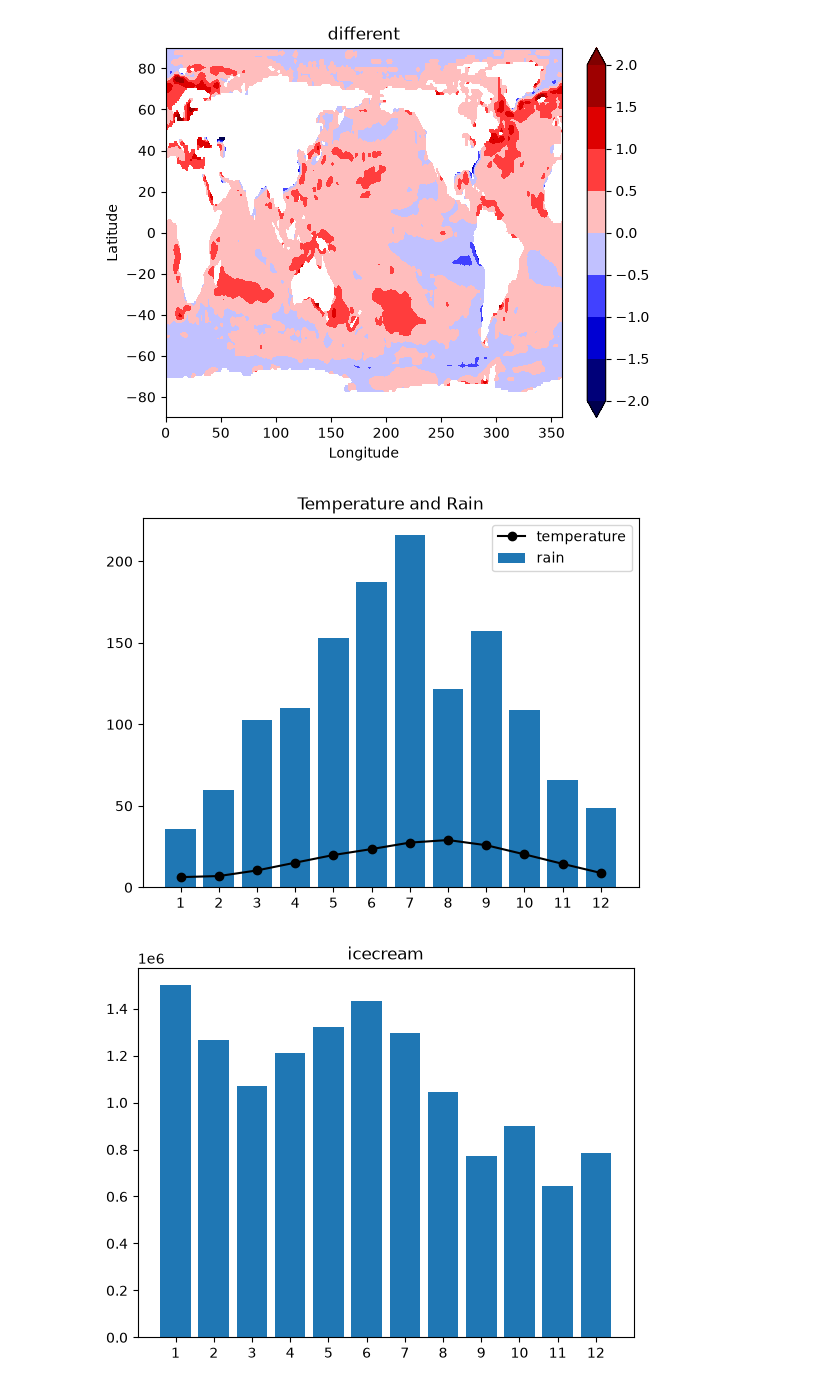
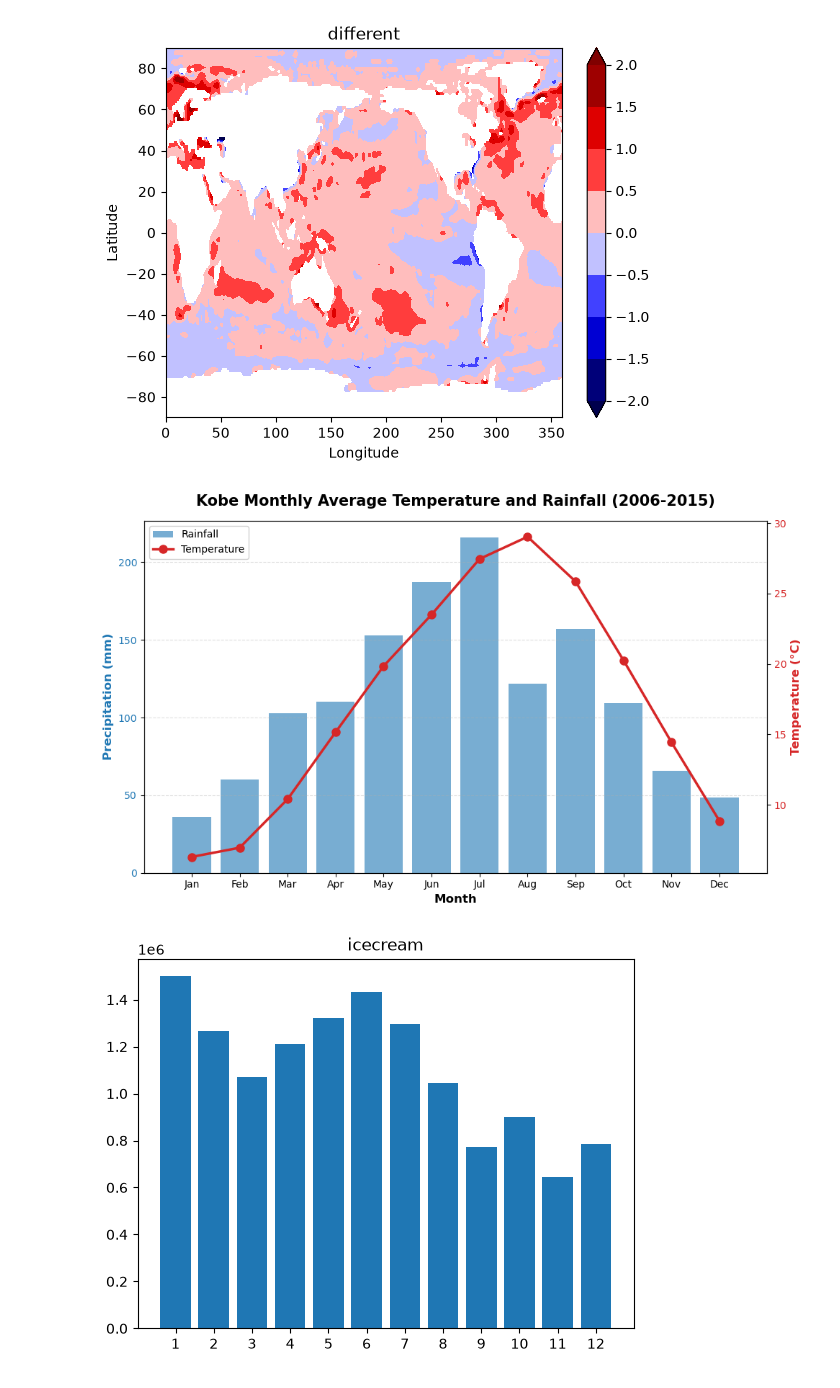
Before and after one commit to imkanata/my_first_python, a Jupyter notebook: python_basic/ca_3/3test.ipynb, the cells around one changed output. Cells and saved outputs as stored; diff of their text form; code cells hidden in the pictures.

```diff
--- a/python_basic/ca_3/3test.ipynb
+++ b/python_basic/ca_3/3test.ipynb
@@ -121,36 +121,64 @@ plt.show()
 # %%
 # C
 import numpy as np
 import matplotlib.pyplot as plt
 from matplotlib.colors import Normalize
 
-# ダウンロードした時点ですでに2006年から2015年までのデータになっている
-# 下载好的就已经是2006到2015的数据
+# 1. 读取数据
 kobe_data = np.genfromtxt("data.csv",
                           delimiter=",",
                           usecols=(0, 1, 2, 3)
                          )
 y = kobe_data[:, 0]
 m = kobe_data[:, 1]
 temperature = kobe_data[:, 2]
 rain = kobe_data[:, 3]
 
+# 2. 计算平均气候值 (这一段刚才丢失了)
 month = np.arange(1, 13, 1)
 temp_clim = np.zeros(12)
 rain_clim = np.zeros(12)
 for mm in range(1, 13):
     temp_clim[mm-1] = np.nanmean(temperature[m==mm])
     rain_clim[mm-1] = np.nanmean(rain[m==mm])
 
-plt.bar(month, rain_clim, label='rain')
-plt.xticks(month)
-plt.plot(month, temp_clim, c='k', label='temperature', marker='o')
-plt.xticks(month)
-plt.title("Temperature and Rain")
-plt.legend()
+# 3. 开始画图
+fig, ax1 = plt.subplots(figsize=(10, 6))
+
+# 绘制降水柱状图 (左侧 Y 轴)
+color_rain = 'tab:blue'
+ax1.set_xlabel('Month', fontsize=12, fontweight='bold')
+ax1.set_ylabel('Precipitation (mm)', color=color_rain, fontsize=12, fontweight='bold')
+bar = ax1.bar(month, rain_clim, color=color_rain, alpha=0.6, label='Rainfall')
+ax1.tick_params(axis='y', labelcolor=color_rain)
+
+# 替换 X 轴的数字为英文月份简写
+month_labels = ['Jan', 'Feb', 'Mar', 'Apr', 'May', 'Jun', 'Jul', 'Aug', 'Sep', 'Oct', 'Nov', 'Dec']
+ax1.set_xticks(month)
+ax1.set_xticklabels(month_labels)
+
+# 创建共享 X 轴的第二个 Y 轴 (右侧 Y 轴)
+ax2 = ax1.twinx()
+
+# 绘制气温折线图 (右侧 Y 轴)
+color_temp = 'tab:red'
+ax2.set_ylabel('Temperature (°C)', color=color_temp, fontsize=12, fontweight='bold')
+line = ax2.plot(month, temp_clim, color=color_temp, marker='o', linewidth=2.5, markersize=8, label='Temperature')
+ax2.tick_params(axis='y', labelcolor=color_temp)
+
+# 合并并美化图例 (Legend)
+lines_1, labels_1 = ax1.get_legend_handles_labels()
+lines_2, labels_2 = ax2.get_legend_handles_labels()
+ax2.legend(lines_1 + lines_2, labels_1 + labels_2, loc='upper left', framealpha=0.9)
+
+# 添加标题和网格
+plt.title("Kobe Monthly Average Temperature and Rainfall (2006-2015)", fontsize=15, fontweight='bold', pad=15)
+ax1.grid(axis='y', linestyle='--', alpha=0.4)
+
+fig.tight_layout()
 plt.show()
 # %% [output]
-[figure, old version]
+[figure, new version]
 # %%
 # D
 import numpy as np
```
